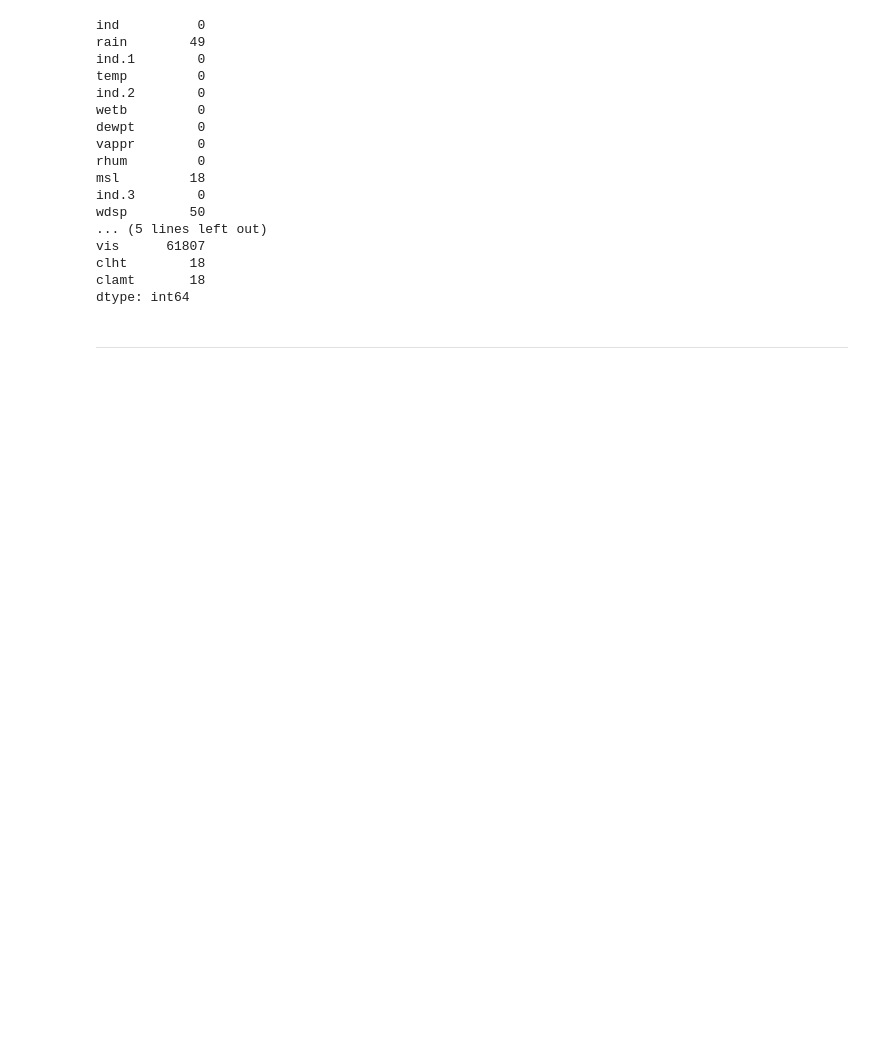
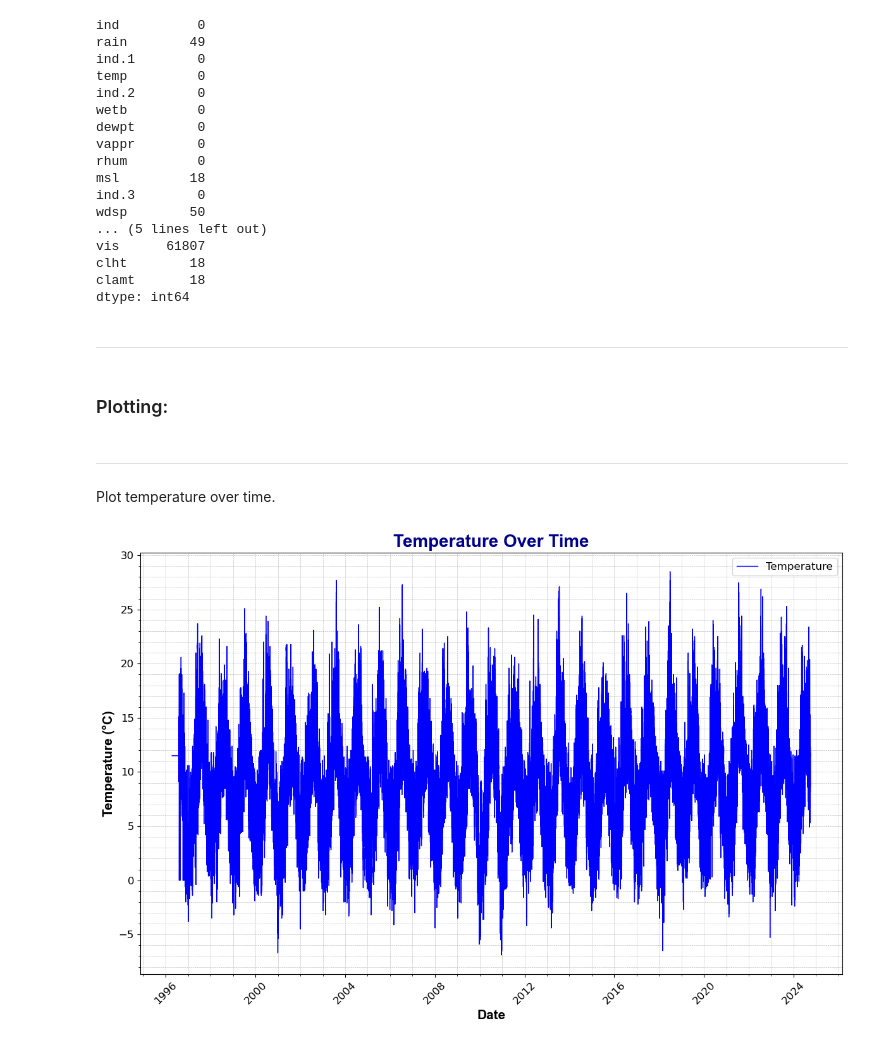
Before and after one commit to TomUszyn/PFDA-assignments, a Jupyter notebook: assingment_6_Weather.ipynb, the cells around one changed output. Cells and saved outputs as stored; diff of their text form; code cells hidden in the pictures; blank space fills up the shorter version.

Commit message:
Added plotting Temperature over Time.

```diff
--- a/assingment_6_Weather.ipynb
+++ b/assingment_6_Weather.ipynb
@@ -107,3 +107,28 @@ clamt       18
 dtype: int64
 # %% [markdown]
 ***
+# %% [markdown]
+### Plotting:
+# %% [markdown]
+***
+# %% [markdown]
+Plot temperature over time.
+# %%
+# Adjusted figure size
+plt.figure(figsize=(12, 8))
+
+# Plot with Seaborn
+sns.lineplot(data=df, x="date", y="temp", color='blue', linestyle='-', linewidth=1)
+plt.title('Temperature Over Time', fontsize=20, fontweight='bold', fontname='Arial', color='darkblue')
+plt.xlabel('Date', fontsize=15, fontweight='bold', fontname='Arial')
+plt.ylabel('Temperature (°C)', fontsize=15, fontweight='bold', fontname='Arial')
+plt.grid(True, which='both', linestyle='--', linewidth=0.4)
+plt.xticks(fontsize=12, rotation=45)
+plt.yticks(fontsize=12)
+plt.minorticks_on()
+plt.legend(['Temperature'], loc='upper right', fontsize=12)
+# Adjust layout to fit labels
+plt.tight_layout()
+plt.show()
+# %% [output]
+[figure, added]
```
Also changed, not shown: parts of 2 cells of this notebook.
